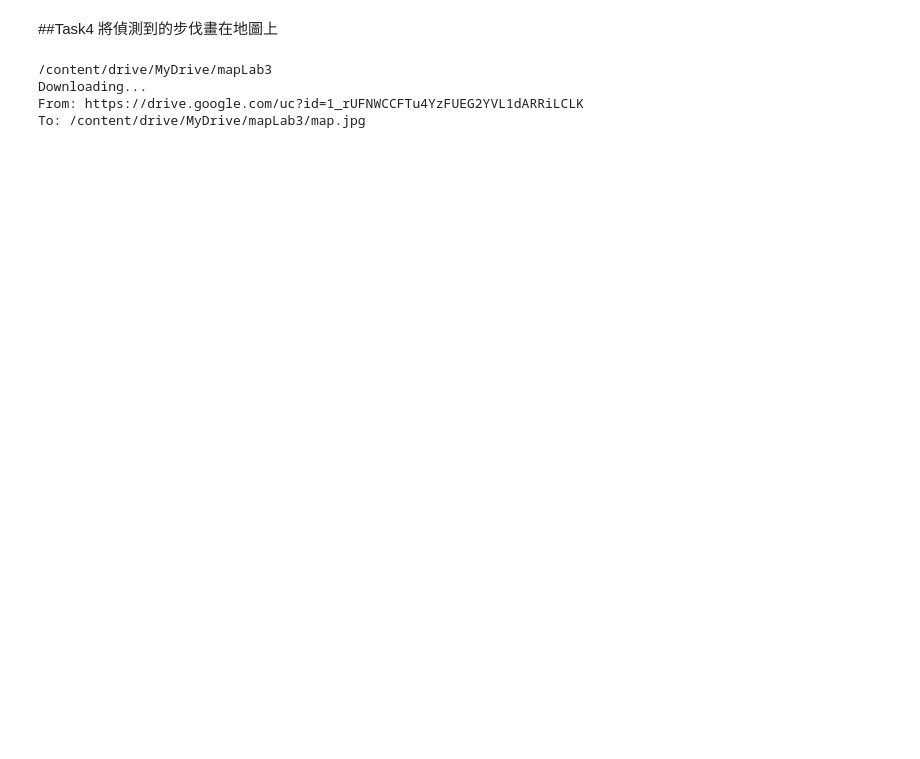
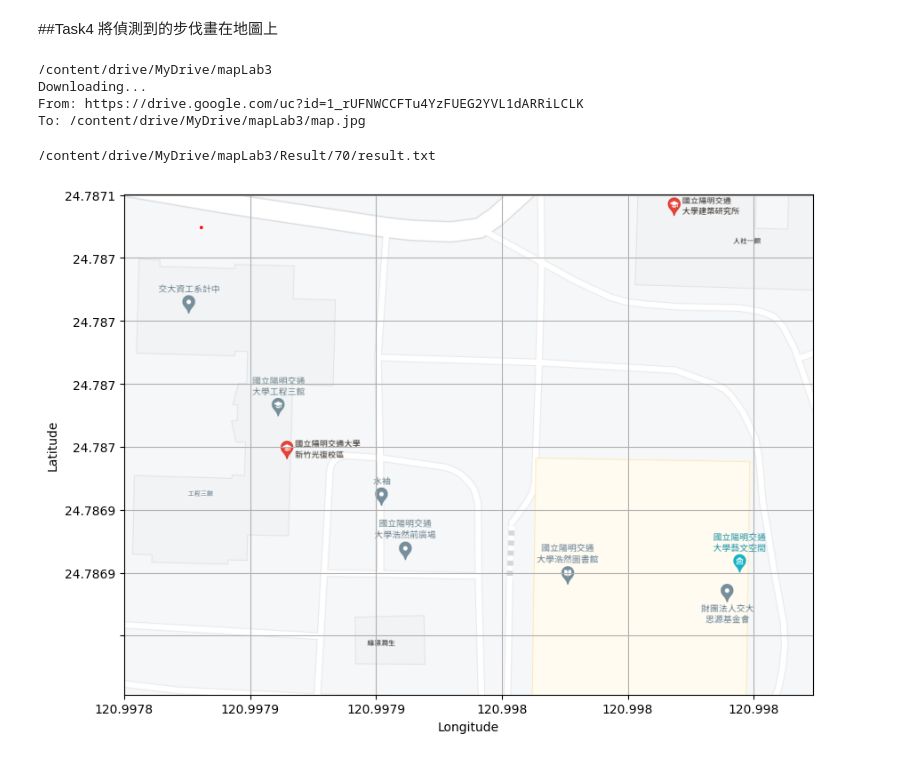
Before and after one commit to Shitrasburg/map, a Jupyter notebook: Lab3.ipynb, the cells around one changed output. Cells and saved outputs as stored; diff of their text form; code cells hidden in the pictures; blank space fills up the shorter version.

```diff
--- a/Lab3.ipynb
+++ b/Lab3.ipynb
@@ -521,3 +531,20 @@ class GPSVis(object):
         # Ticks must be reversed because the orientation of the image in the matplotlib.
         # image - (0, 0) in upper left corner; coordinate system - (0, 0) in lower left corner
         self.y_ticks = sorted(y_ticks, reverse=True)
+# %%
+def Draw(filesPath,Z_filesPath):
+  print(filesPath)
+  vis = GPSVis(data_path=filesPath,
+               map_path='/content/drive/MyDrive/mapLab3/Data/map.png',  # Path to map downloaded from the OSM.
+               points=(24.787081120101012, 120.997781052411112, 24.7869010205423101, 120.998049052412314)) # Two coordinates of the map (upper left, lower right)
+
+  vis.create_image(color=(255, 0, 0), width=10)  # Set the color and the width of the GNSS tracks.
+  vis.plot_map(output='save')
+mapData=pd.read_csv(RESULT_DIR+"70/step_info_70_cm.csv")
+mapData=mapData.iloc[:, [13,14]].dropna()
+# print(mapData)
+mapData.to_csv( RESULT_DIR+"70/result.txt", sep=',', index=False, header=None)
+Draw(RESULT_DIR+"70/result.txt",DATA_DIR)
+# %% [output]
+/content/drive/MyDrive/mapLab3/Result/70/result.txt
+[figure, added]
```
Also changed, not shown: parts of 5 cells of this notebook.
